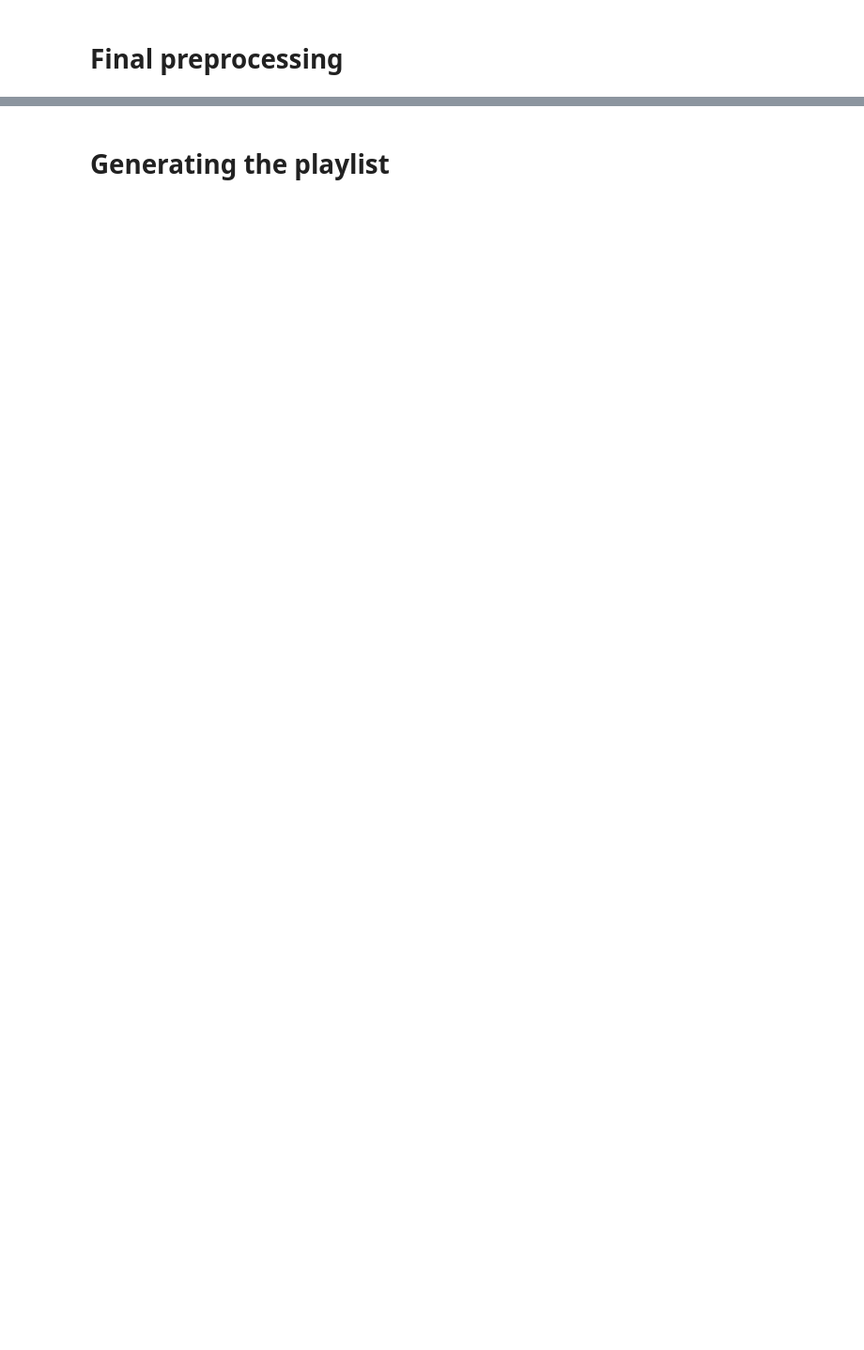
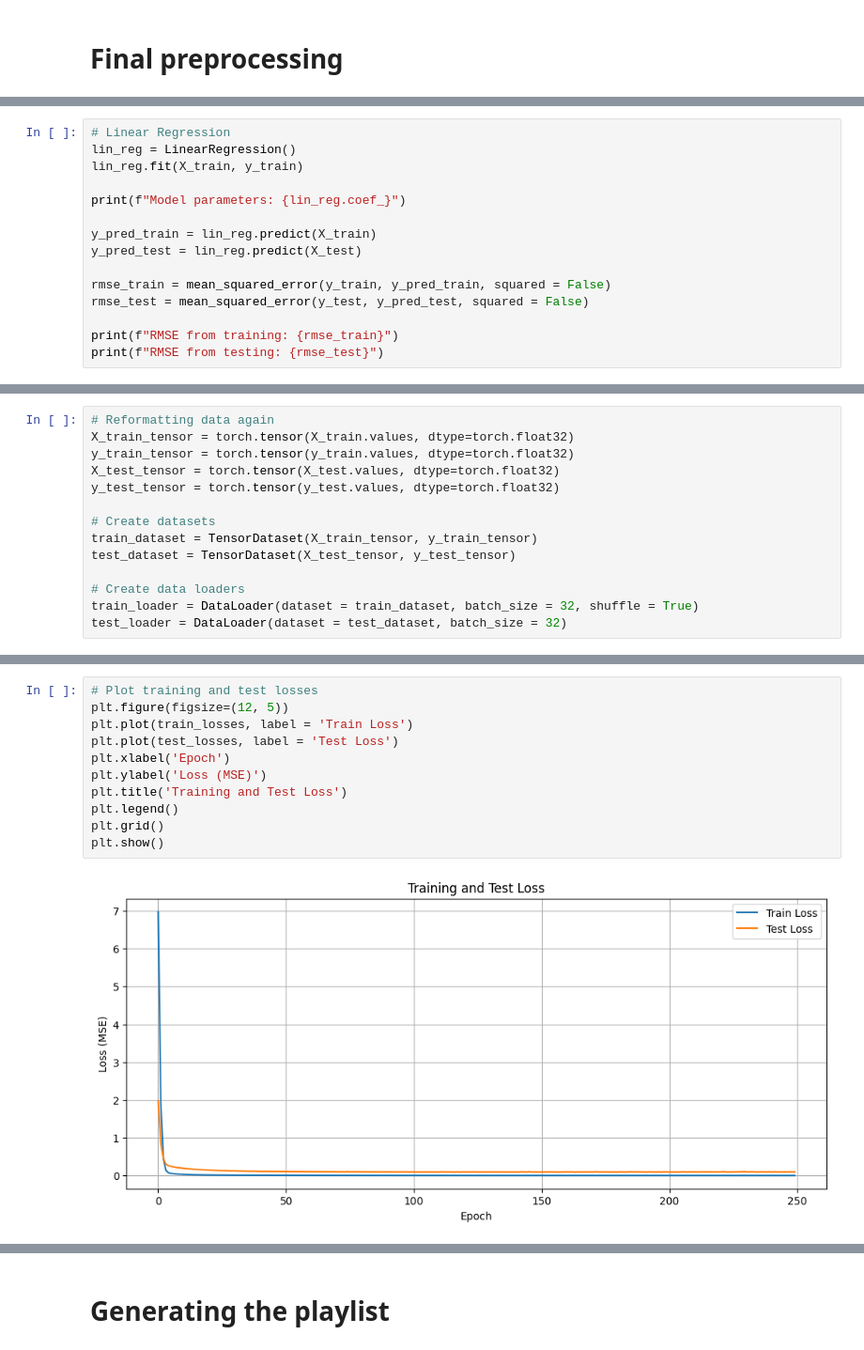
Before and after one commit to AsmitC/Spotify_Song_Recommender, a Jupyter notebook: recommender.ipynb, the cells around one changed output, grey strips where cells are left out. Shown: that part at 94% size. Drawn from its saved outputs; the diff is of its cells as text; blank space fills up the shorter version.

```diff
--- a/recommender.ipynb
+++ b/recommender.ipynb
@@ -184,0 +604,15 @@ recs.head()
+# %%
+# Linear Regression
+lin_reg = LinearRegression()
+lin_reg.fit(X_train, y_train)
+
+print(f"Model parameters: {lin_reg.coef_}")
+
+y_pred_train = lin_reg.predict(X_train)
+y_pred_test = lin_reg.predict(X_test)
+
+rmse_train = mean_squared_error(y_train, y_pred_train, squared = False)
+rmse_test = mean_squared_error(y_test, y_pred_test, squared = False)
+
+print(f"RMSE from training: {rmse_train}")
+print(f"RMSE from testing: {rmse_test}")
@@ -184,0 +805,14 @@ recs.head()
+# %%
+# Reformatting data again
+X_train_tensor = torch.tensor(X_train.values, dtype=torch.float32)
+y_train_tensor = torch.tensor(y_train.values, dtype=torch.float32)
+X_test_tensor = torch.tensor(X_test.values, dtype=torch.float32)
+y_test_tensor = torch.tensor(y_test.values, dtype=torch.float32)
+
+# Create datasets
+train_dataset = TensorDataset(X_train_tensor, y_train_tensor)
+test_dataset = TensorDataset(X_test_tensor, y_test_tensor)
+
+# Create data loaders
+train_loader = DataLoader(dataset = train_dataset, batch_size = 32, shuffle = True)
+test_loader = DataLoader(dataset = test_dataset, batch_size = 32)
@@ -184,0 +879,13 @@ recs.head()
+# %%
+# Plot training and test losses
+plt.figure(figsize=(12, 5))
+plt.plot(train_losses, label = 'Train Loss')
+plt.plot(test_losses, label = 'Test Loss')
+plt.xlabel('Epoch')
+plt.ylabel('Loss (MSE)')
+plt.title('Training and Test Loss')
+plt.legend()
+plt.grid()
+plt.show()
+# %% [output]
+[figure, added]
```
Also changed, not shown: parts of 98 cells of this notebook, 2 other files.
